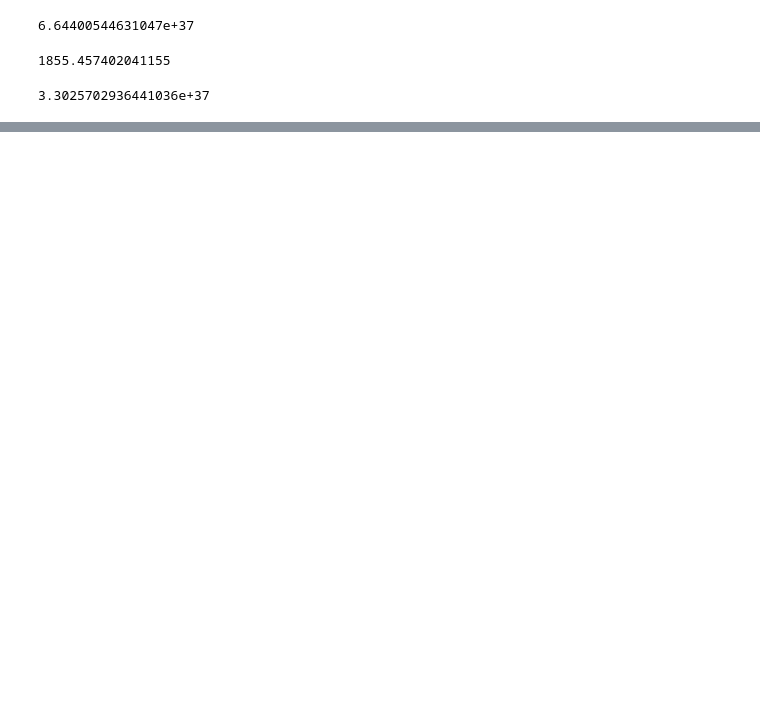
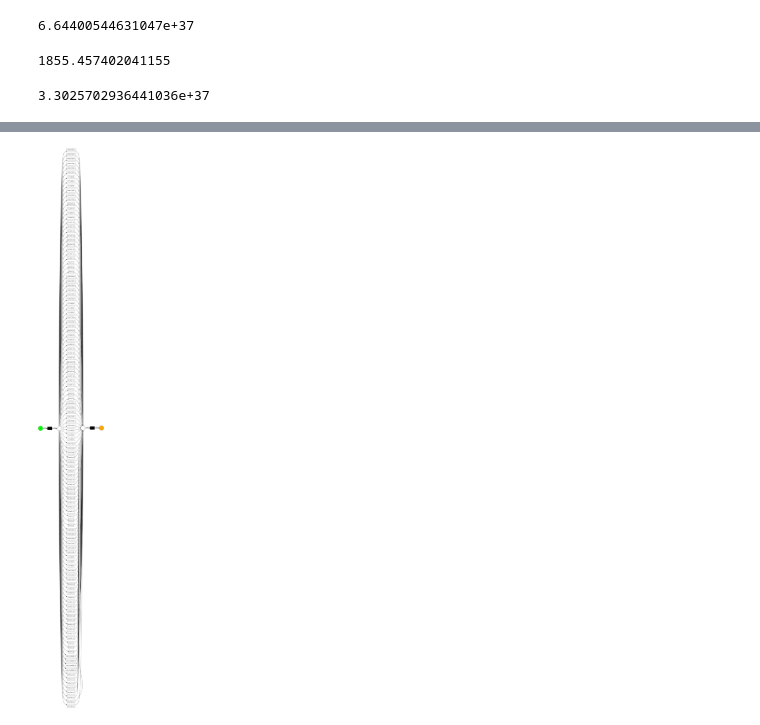
Before and after one commit to hadrrb/ml-for-anomaly-detection, a Jupyter notebook: featfun.ipynb, the cells around one changed output, grey strips where cells are left out. Saved outputs shown, nothing was run; the diff lists cells and outputs as text; code cells hidden in the pictures; blank space fills up the shorter version.

Commit message:
process mining

```diff
--- a/featfun.ipynb
+++ b/featfun.ipynb
@@ -164,0 +210,11 @@ np.average([distance(Xnoevents.iloc[k], Xnoevents.iloc[k+1]) for k in np.random.
+# %%
+from pm4py.algo.discovery.inductive import algorithm as inductive_miner
+from pm4py.visualization.process_tree import visualizer as pt_visualizer
+
+# create the process tree
+tree = inductive_miner.apply_tree(log)
+
+# viz
+gviz = pt_visualizer.apply(tree)
+pt_visualizer.view(gviz)
+pt_visualizer.save(gviz, "file.png")
@@ -164,0 +223,19 @@ np.average([distance(Xnoevents.iloc[k], Xnoevents.iloc[k+1]) for k in np.random.
+# %%
+from pm4py.visualization.petrinet import visualizer as pn_visualizer
+from pm4py.objects.conversion.process_tree import converter as pt_converter
+
+# convert the process tree to a petri net
+net, initial_marking, final_marking = pt_converter.apply(tree)
+
+# alternatively, use the inductive_miner to create a petri net from scratch
+# net, initial_marking, final_marking = inductive_miner.apply(log)
+
+# viz
+parameters = {pn_visualizer.Variants.FREQUENCY.value.Parameters.FORMAT: "png"}
+gviz = pn_visualizer.apply(net, initial_marking, final_marking,
+                           parameters=parameters,
+                           variant=pn_visualizer.Variants.FREQUENCY,
+                           log=log)
+pn_visualizer.view(gviz)
+# %% [output]
+[figure, added]
```
Also changed, not shown: parts of 9 cells of this notebook.
